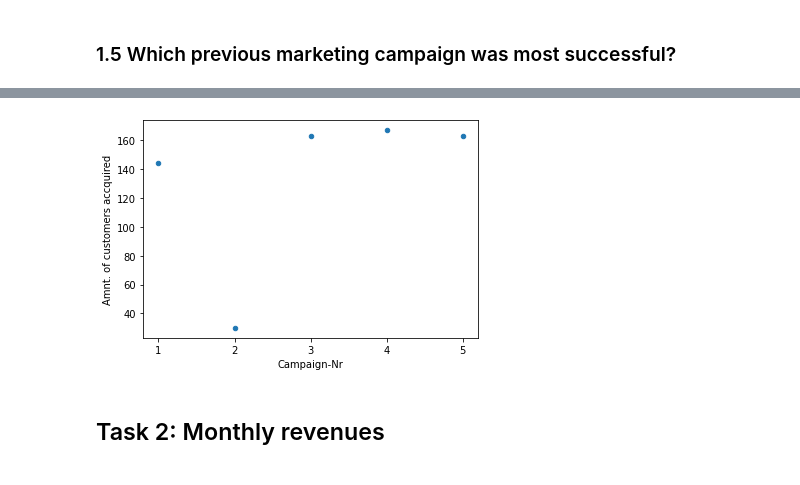
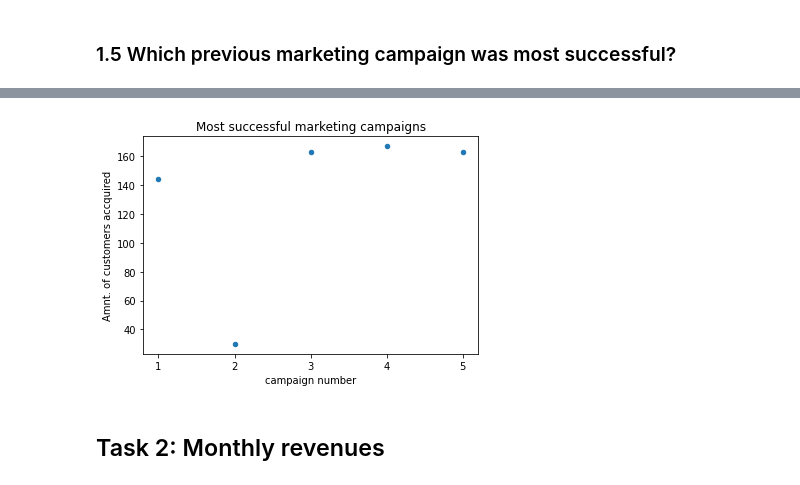
Before and after one commit to rrancerr/jku-data-mining-ws-21, a Jupyter notebook: assignment-02/assignment-02.ipynb, the cells around one changed output, grey strips where cells are left out. Saved outputs shown, nothing was run; the diff lists cells and outputs as text; code cells hidden in the pictures.

```diff
--- a/assignment-02/assignment-02.ipynb
+++ b/assignment-02/assignment-02.ipynb
@@ -186,7 +207,11 @@ plt_camp = campaign_df_sum.plot(kind='scatter', x='Campaign-Nr', y='successful_a
                                 ylabel='Amnt. of customers accquired')
 plt_camp.set_xticks(range(1, 6))
 print(campaign_df_sum)
-print(plt)
+plt.title('Most successful marketing campaigns')
+plt.suptitle('')
+plt.xlabel('campaign number')
+plt.savefig('exports/1_5.pdf')
+plt.show()
 # %% [output]
 Best campaign was nr: 4
    Campaign-Nr  successful_accquired_customers
@@ -199,4 +223,4 @@ Best campaign was nr: 4
-[figure, old version]
+[figure, new version]
 # %% [markdown]
 ## Task 2: Monthly revenues
 # %%
```
Also changed, not shown: parts of 7 cells of this notebook, 11 other files.
